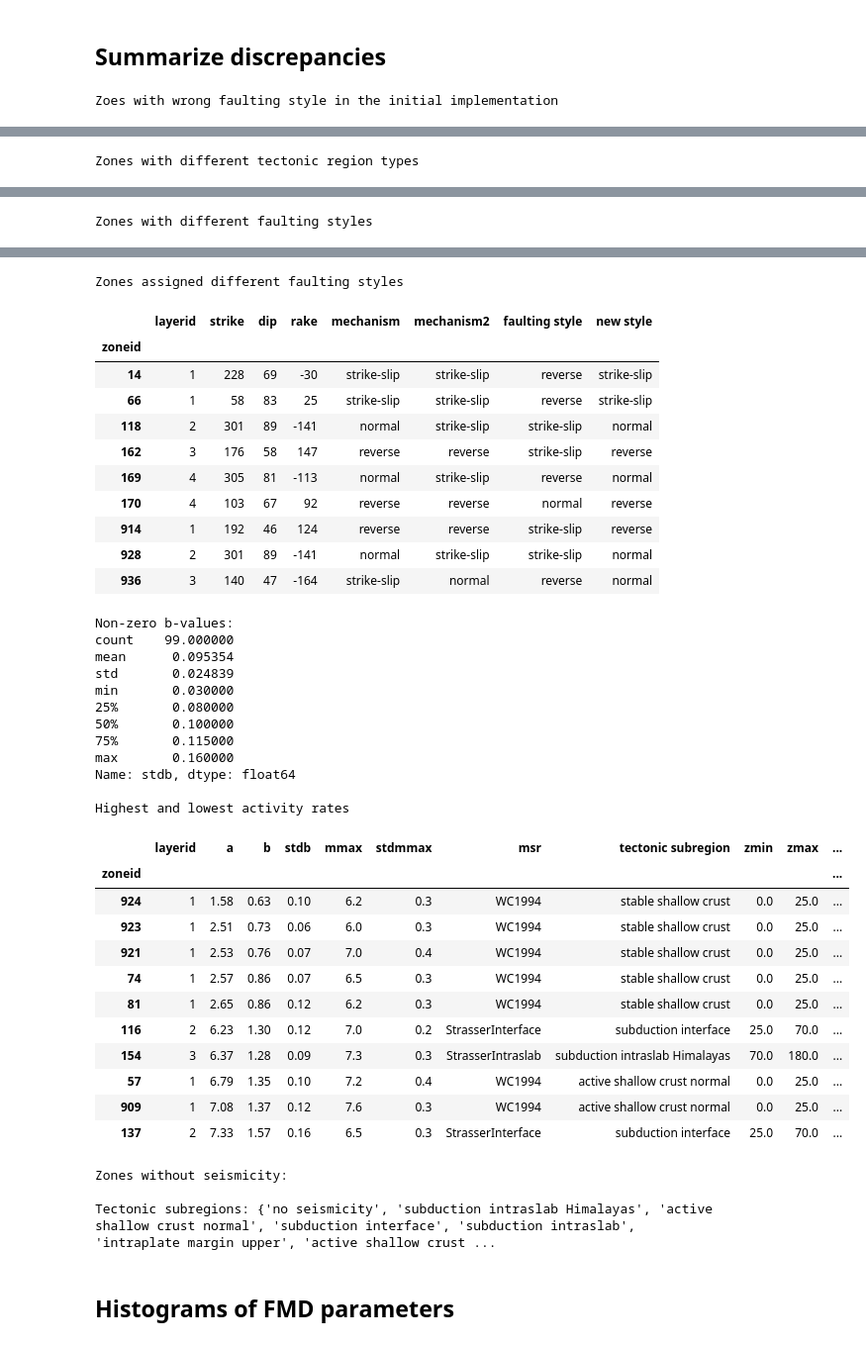
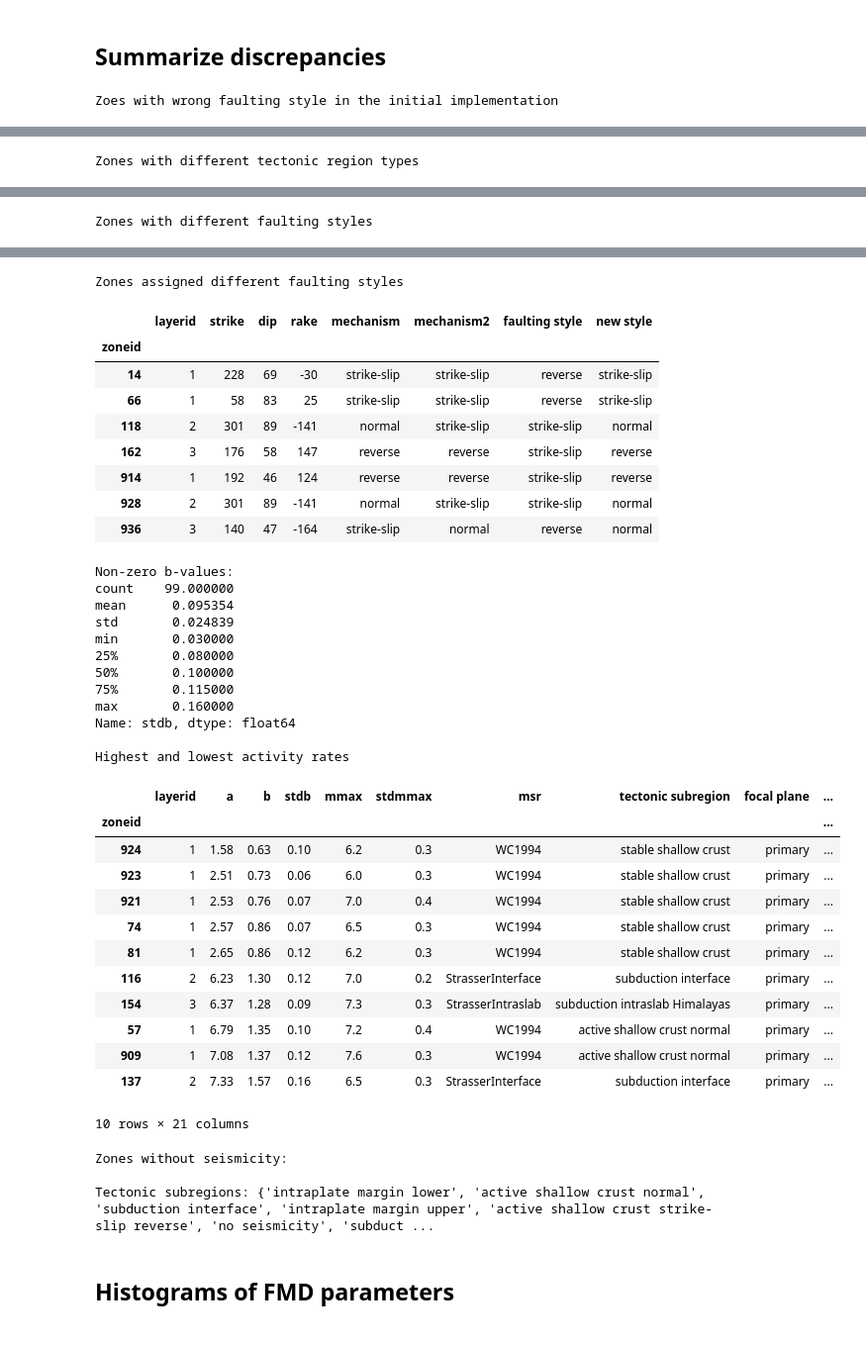
Before and after one commit to nackerley/indian-subcontinent-psha, a Jupyter notebook: Source Models/areal_source_models_nt2012.ipynb, the cells around one changed output, grey strips where cells are left out. Shown at 99% size. Drawn from its saved outputs; the diff is of its cells as text; code cells hidden in the pictures.

```diff
--- a/Source Models/areal_source_models_nt2012.ipynb
+++ b/Source Models/areal_source_models_nt2012.ipynb
@@ -51,6 +51,6 @@ CATALOGUE_FILE = '../Catalogue/SACAT1900_2008v2.txt'
 # %% [markdown]
 ## Load areal zone description
 # %%
-areal_csv = 'areal_source_model.csv'
+areal_csv = 'nt2012_areal_source_model_v1.csv'
 areal_df = csv2areal(areal_csv)
 # %% [output]
@@ -256,7 +255,7 @@ print('\nNon-zero b-values:')
 print(areal_df[areal_df['stdb'] != 0]['stdb'].describe())
 
 print('\nHighest and lowest activity rates')
-drop_columns = ['tectonic zone', 'region', 'concerns', 'geometry',
+drop_columns = ['tectonic zone', 'region', 'geometry',
                 'aspect ratio', 'dip', 'rake', 'strike']
 temp_df = areal_df[areal_df.a != 0].drop(drop_columns, axis=1).sort_values('a')
 display(pd.concat([temp_df.head(), temp_df.tail()]))
@@ -318,47 +313,46 @@ Zones with different faulting styles
 | 914 | 1 | 192 | 46 | 124 | reverse | strike-slip |
 | 925 | 2 | 65 | 37 | -26 | strike-slip | normal |
 | 927 | 2 | 65 | 37 | -26 | strike-slip | normal |
 | 928 | 2 | 301 | 89 | -141 | normal | strike-slip |
 | 936 | 3 | 140 | 47 | -164 | strike-slip | reverse |
 Zones assigned different faulting styles
 |  | layerid | strike | dip | rake | mechanism | mechanism2 | faulting style | new style |
 | zoneid |  |  |  |  |  |  |  |  |
 | 14 | 1 | 228 | 69 | -30 | strike-slip | strike-slip | reverse | strike-slip |
 | 66 | 1 | 58 | 83 | 25 | strike-slip | strike-slip | reverse | strike-slip |
 | 118 | 2 | 301 | 89 | -141 | normal | strike-slip | strike-slip | normal |
 | 162 | 3 | 176 | 58 | 147 | reverse | reverse | strike-slip | reverse |
-| 169 | 4 | 305 | 81 | -113 | normal | strike-slip | reverse | normal |
-| 170 | 4 | 103 | 67 | 92 | reverse | reverse | normal | reverse |
 | 914 | 1 | 192 | 46 | 124 | reverse | reverse | strike-slip | reverse |
 | 928 | 2 | 301 | 89 | -141 | normal | strike-slip | strike-slip | normal |
 | 936 | 3 | 140 | 47 | -164 | strike-slip | normal | reverse | normal |
 Non-zero b-values:
 count    99.000000
 mean      0.095354
 std       0.024839
 min       0.030000
 25%       0.080000
 50%       0.100000
 75%       0.115000
 max       0.160000
 Name: stdb, dtype: float64
 
 Highest and lowest activity rates
-|  | layerid | a | b | stdb | mmax | stdmmax | msr | tectonic subregion | zmin | zmax | ... |
-| zoneid |  |  |  |  |  |  |  |  |  |  | ... |
-| 924 | 1 | 1.58 | 0.63 | 0.10 | 6.2 | 0.3 | WC1994 | stable shallow crust | 0.0 | 25.0 | ... |
-| 923 | 1 | 2.51 | 0.73 | 0.06 | 6.0 | 0.3 | WC1994 | stable shallow crust | 0.0 | 25.0 | ... |
-| 921 | 1 | 2.53 | 0.76 | 0.07 | 7.0 | 0.4 | WC1994 | stable shallow crust | 0.0 | 25.0 | ... |
-| 74 | 1 | 2.57 | 0.86 | 0.07 | 6.5 | 0.3 | WC1994 | stable shallow crust | 0.0 | 25.0 | ... |
-| 81 | 1 | 2.65 | 0.86 | 0.12 | 6.2 | 0.3 | WC1994 | stable shallow crust | 0.0 | 25.0 | ... |
-| 116 | 2 | 6.23 | 1.30 | 0.12 | 7.0 | 0.2 | StrasserInterface | subduction interface | 25.0 | 70.0 | ... |
-| 154 | 3 | 6.37 | 1.28 | 0.09 | 7.3 | 0.3 | StrasserIntraslab | subduction intraslab Himalayas | 70.0 | 180.0 | ... |
-| 57 | 1 | 6.79 | 1.35 | 0.10 | 7.2 | 0.4 | WC1994 | active shallow crust normal | 0.0 | 25.0 | ... |
-| 909 | 1 | 7.08 | 1.37 | 0.12 | 7.6 | 0.3 | WC1994 | active shallow crust normal | 0.0 | 25.0 | ... |
-| 137 | 2 | 7.33 | 1.57 | 0.16 | 6.5 | 0.3 | StrasserInterface | subduction interface | 25.0 | 70.0 | ... |
+|  | layerid | a | b | stdb | mmax | stdmmax | msr | tectonic subregion | focal plane | ... |
+| zoneid |  |  |  |  |  |  |  |  |  | ... |
+| 924 | 1 | 1.58 | 0.63 | 0.10 | 6.2 | 0.3 | WC1994 | stable shallow crust | primary | ... |
+| 923 | 1 | 2.51 | 0.73 | 0.06 | 6.0 | 0.3 | WC1994 | stable shallow crust | primary | ... |
+| 921 | 1 | 2.53 | 0.76 | 0.07 | 7.0 | 0.4 | WC1994 | stable shallow crust | primary | ... |
+| 74 | 1 | 2.57 | 0.86 | 0.07 | 6.5 | 0.3 | WC1994 | stable shallow crust | primary | ... |
+| 81 | 1 | 2.65 | 0.86 | 0.12 | 6.2 | 0.3 | WC1994 | stable shallow crust | primary | ... |
+| 116 | 2 | 6.23 | 1.30 | 0.12 | 7.0 | 0.2 | StrasserInterface | subduction interface | primary | ... |
+| 154 | 3 | 6.37 | 1.28 | 0.09 | 7.3 | 0.3 | StrasserIntraslab | subduction intraslab Himalayas | primary | ... |
+| 57 | 1 | 6.79 | 1.35 | 0.10 | 7.2 | 0.4 | WC1994 | active shallow crust normal | primary | ... |
+| 909 | 1 | 7.08 | 1.37 | 0.12 | 7.6 | 0.3 | WC1994 | active shallow crust normal | primary | ... |
+| 137 | 2 | 7.33 | 1.57 | 0.16 | 6.5 | 0.3 | StrasserInterface | subduction interface | primary | ... |
-Zones without seismicity:
-
-Tectonic subregions: {'no seismicity', 'subduction intraslab Himalayas', 'active shallow crust normal', 'subduction interface', 'subduction intraslab', 'intraplate margin upper', 'active shallow crust ...
+10 rows × 21 columns
+Zones without seismicity:
+
+Tectonic subregions: {'intraplate margin lower', 'active shallow crust normal', 'subduction interface', 'intraplate margin upper', 'active shallow crust strike-slip reverse', 'no seismicity', 'subduct ...
 # %% [markdown]
 ## Histograms of FMD parameters
 # %%
```
Also changed, not shown: parts of 10 cells of this notebook, 3 other files.
